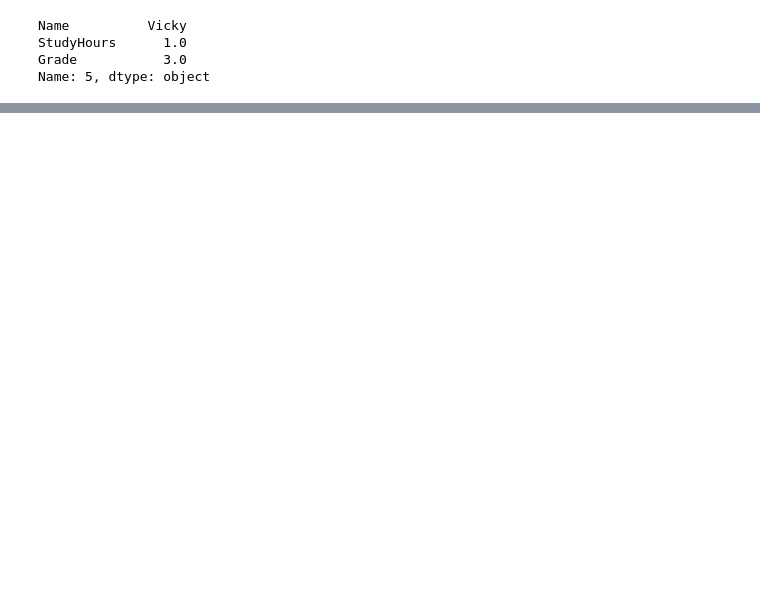
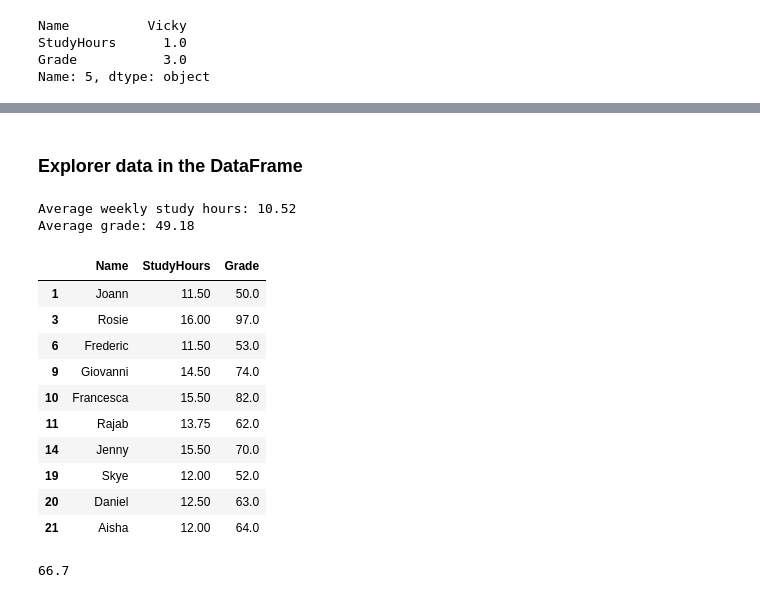
Before and after one commit to adhirajcs/pythonNotes, a Jupyter notebook: DS_ML/pandas.ipynb, the cells around one changed output, grey strips where cells are left out. Drawn from its saved outputs; the diff is of its cells as text; code cells hidden in the pictures; blank space fills up the shorter version.

```diff
--- a/DS_ML/pandas.ipynb
+++ b/DS_ML/pandas.ipynb
@@ -73,0 +214,4 @@ print(df_students.loc[0:5])
+# %%
+# Dropping the rows containing null values
+df_students = df_students.dropna(axis=0, how='any')
+df_students
@@ -73,0 +236,35 @@ print(df_students.loc[0:5])
+# %% [markdown]
+### Explorer data in the DataFrame
+# %%
+# Getting the mean StudyHours using column as an index
+mean_study = df_students['StudyHours'].mean()
+
+# Getting the mean Grade using the column name as a property
+mean_grade = df_students.Grade.mean()
+
+print(f"Average weekly study hours: {mean_study:.4} \nAverage grade: {mean_grade:.4}")
+# %% [output]
+Average weekly study hours: 10.52
+Average grade: 49.18
+# %%
+# Data of students who studied for equal to or more than mean hours
+df_students[df_students.StudyHours > mean_study]
+# %% [output]
+|  | Name | StudyHours | Grade |
+| 1 | Joann | 11.50 | 50.0 |
+| 3 | Rosie | 16.00 | 97.0 |
+| 6 | Frederic | 11.50 | 53.0 |
+| 9 | Giovanni | 14.50 | 74.0 |
+| 10 | Francesca | 15.50 | 82.0 |
+| 11 | Rajab | 13.75 | 62.0 |
+| 14 | Jenny | 15.50 | 70.0 |
+| 19 | Skye | 12.00 | 52.0 |
+| 20 | Daniel | 12.50 | 63.0 |
+| 21 | Aisha | 12.00 | 64.0 |
+# %%
+# Filtered data itself is a DataFrame
+# So mean grade of those students who
+# studied for equal to or more than mean hours
+df_students[df_students.StudyHours > mean_study].Grade.mean(0)
+# %% [output]
+66.7
```
Also changed, not shown: parts of 22 cells of this notebook.
